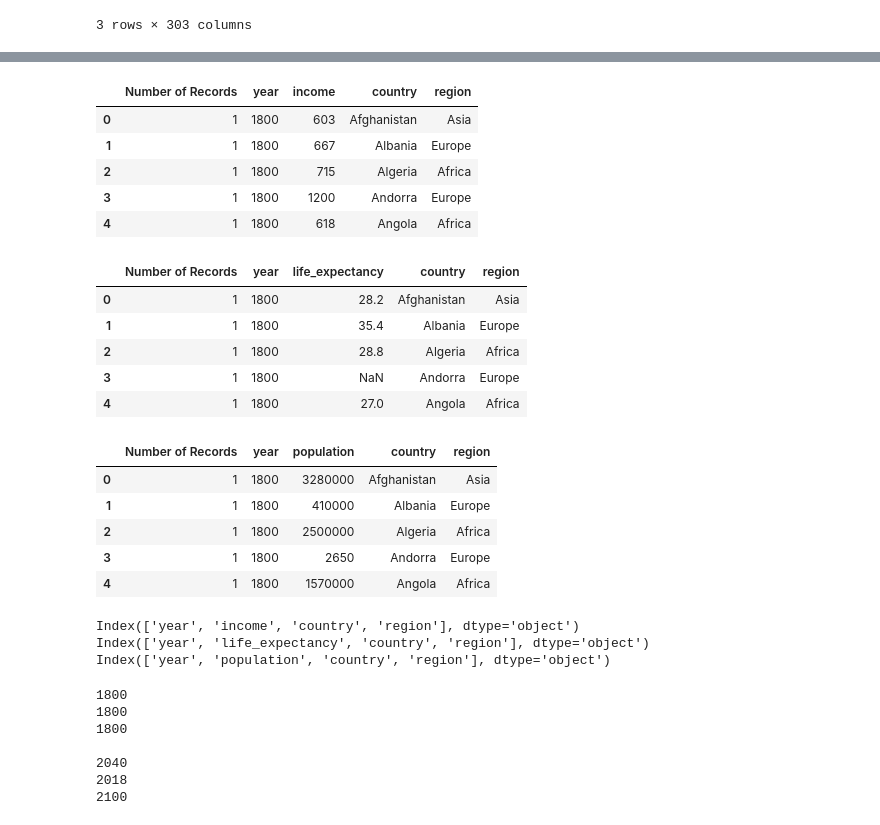
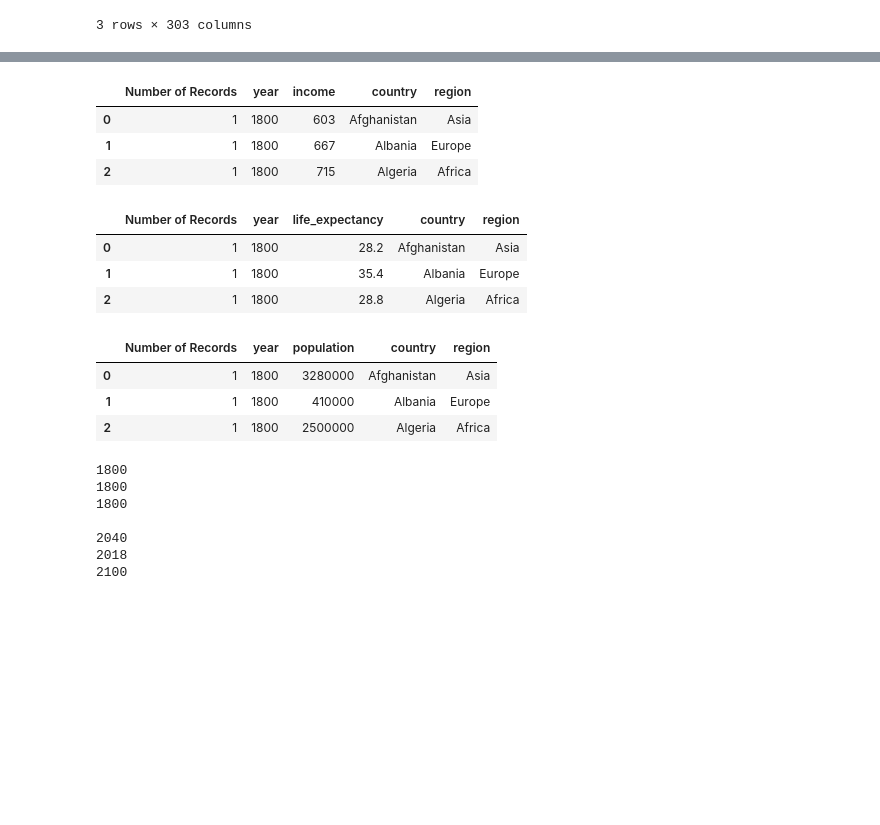
Before and after one commit to jasonzelaya/Gapminder, a Jupyter notebook: assets/data/data_wrangling.ipynb, the cells around one changed output, grey strips where cells are left out. Saved outputs shown, nothing was run; the diff lists cells and outputs as text; code cells hidden in the pictures; blank space fills up the shorter version.

Commit message:
Data wrangling code refactor complete

```diff
--- a/assets/data/data_wrangling.ipynb
+++ b/assets/data/data_wrangling.ipynb
@@ -267,48 +170,33 @@ os.listdir()
  'pop_pivoted.csv',
  'raw_data']
 # %%
-# Read data into pd data frames
-income_pivot = pd.read_csv("income_pivoted.csv")
-lex_pivot = pd.read_csv("lex_pivoted.csv")
-pop_pivot = pd.read_csv("pop_pivoted.csv")
+# Read data into Pandas data frames
+income_pivoted = pd.read_csv("income_pivoted.csv")
+lex_pivoted = pd.read_csv("lex_pivoted.csv")
+pop_pivoted = pd.read_csv("pop_pivoted.csv")
 # %%
 # Preview data frames
-display(income_pivot.head())
-display(lex_pivot.head())
-display(pop_pivot.head())
+display(income_pivoted.head(3))
+display(lex_pivoted.head(3))
+display(pop_pivoted.head(3))
 # %% [output]
 |  | Number of Records | year | income | country | region |
 | 0 | 1 | 1800 | 603 | Afghanistan | Asia |
 | 1 | 1 | 1800 | 667 | Albania | Europe |
 | 2 | 1 | 1800 | 715 | Algeria | Africa |
-| 3 | 1 | 1800 | 1200 | Andorra | Europe |
-| 4 | 1 | 1800 | 618 | Angola | Africa |
 |  | Number of Records | year | life_expectancy | country | region |
 | 0 | 1 | 1800 | 28.2 | Afghanistan | Asia |
 | 1 | 1 | 1800 | 35.4 | Albania | Europe |
 | 2 | 1 | 1800 | 28.8 | Algeria | Africa |
-| 3 | 1 | 1800 | NaN | Andorra | Europe |
-| 4 | 1 | 1800 | 27.0 | Angola | Africa |
 |  | Number of Records | year | population | country | region |
 | 0 | 1 | 1800 | 3280000 | Afghanistan | Asia |
 | 1 | 1 | 1800 | 410000 | Albania | Europe |
 | 2 | 1 | 1800 | 2500000 | Algeria | Africa |
-| 3 | 1 | 1800 | 2650 | Andorra | Europe |
-| 4 | 1 | 1800 | 1570000 | Angola | Africa |
 # %%
 # Remove unnecessary columns
-income_drop = income_pivot.drop(columns=["Number of Records"])
-lex_drop = lex_pivot.drop(columns=["Number of Records"])
-pop_drop = pop_pivot.drop(columns=["Number of Records"])
-
-# Confirm successful removal
-print(income_drop.columns)
-print(lex_drop.columns)
-print(pop_drop.columns)
+income_drop = income_pivoted.drop(columns=["Number of Records"])
+lex_drop = lex_pivoted.drop(columns=["Number of Records"])
+pop_drop = pop_pivoted.drop(columns=["Number of Records"])
-# %% [output]
-Index(['year', 'income', 'country', 'region'], dtype='object')
-Index(['year', 'life_expectancy', 'country', 'region'], dtype='object')
-Index(['year', 'population', 'country', 'region'], dtype='object')
 # %%
 # View min and max 'year' column values
 print(income_drop["year"].min())
```
Also changed, not shown: parts of 33 cells of this notebook.
